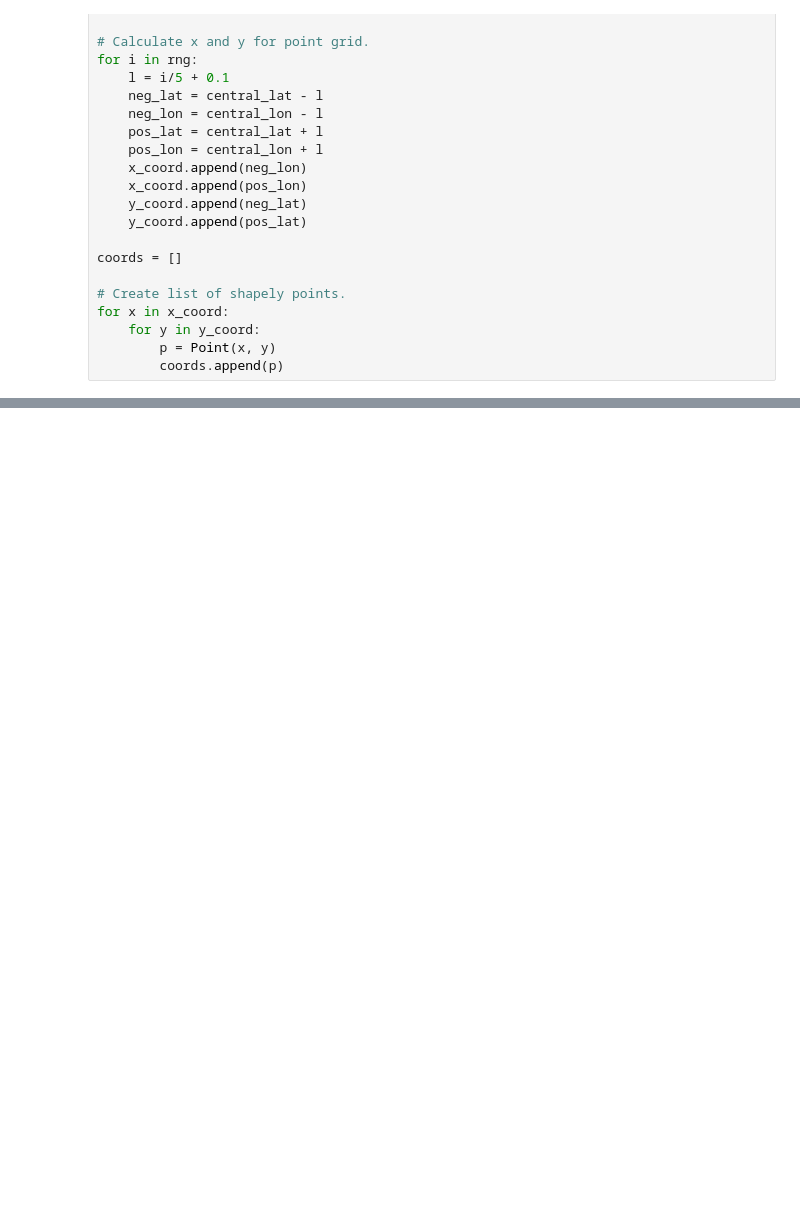
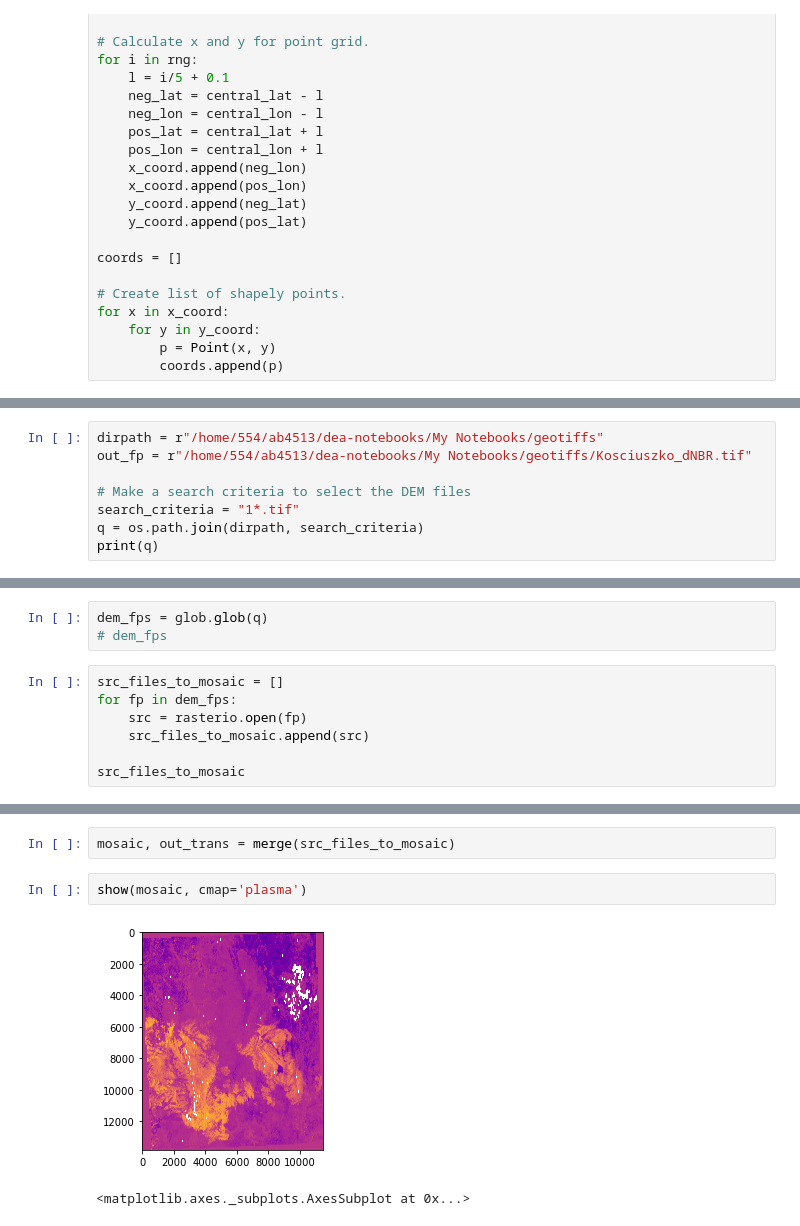
Before and after one commit to benwah92/dea-notebooks, a Jupyter notebook: dNBR to Geotiff.ipynb, the cells around one changed output, grey strips where cells are left out. Drawn from its saved outputs; the diff is of its cells as text; blank space fills up the shorter version.

Commit message:
update to dNBR to Geotiff script

```diff
--- a/dNBR to Geotiff.ipynb
+++ b/dNBR to Geotiff.ipynb
@@ -316,0 +310,8 @@ please use datacube.utils.cog.write_cog instead
+# %%
+dirpath = r"/home/554/ab4513/dea-notebooks/My Notebooks/geotiffs"
+out_fp = r"/home/554/ab4513/dea-notebooks/My Notebooks/geotiffs/Kosciuszko_dNBR.tif"
+
+# Make a search criteria to select the DEM files
+search_criteria = "1*.tif"
+q = os.path.join(dirpath, search_criteria)
+print(q)
@@ -316,0 +320,10 @@ please use datacube.utils.cog.write_cog instead
+# %%
+dem_fps = glob.glob(q)
+# dem_fps
+# %%
+src_files_to_mosaic = []
+for fp in dem_fps:
+    src = rasterio.open(fp)
+    src_files_to_mosaic.append(src)
+
+src_files_to_mosaic
@@ -316,0 +348,7 @@ please use datacube.utils.cog.write_cog instead
+# %%
+mosaic, out_trans = merge(src_files_to_mosaic)
+# %%
+show(mosaic, cmap='plasma')
+# %% [output]
+[figure, added]
+<matplotlib.axes._subplots.AxesSubplot at 0x...>
```
Also changed, not shown: parts of 14 cells of this notebook, 2 other files.
